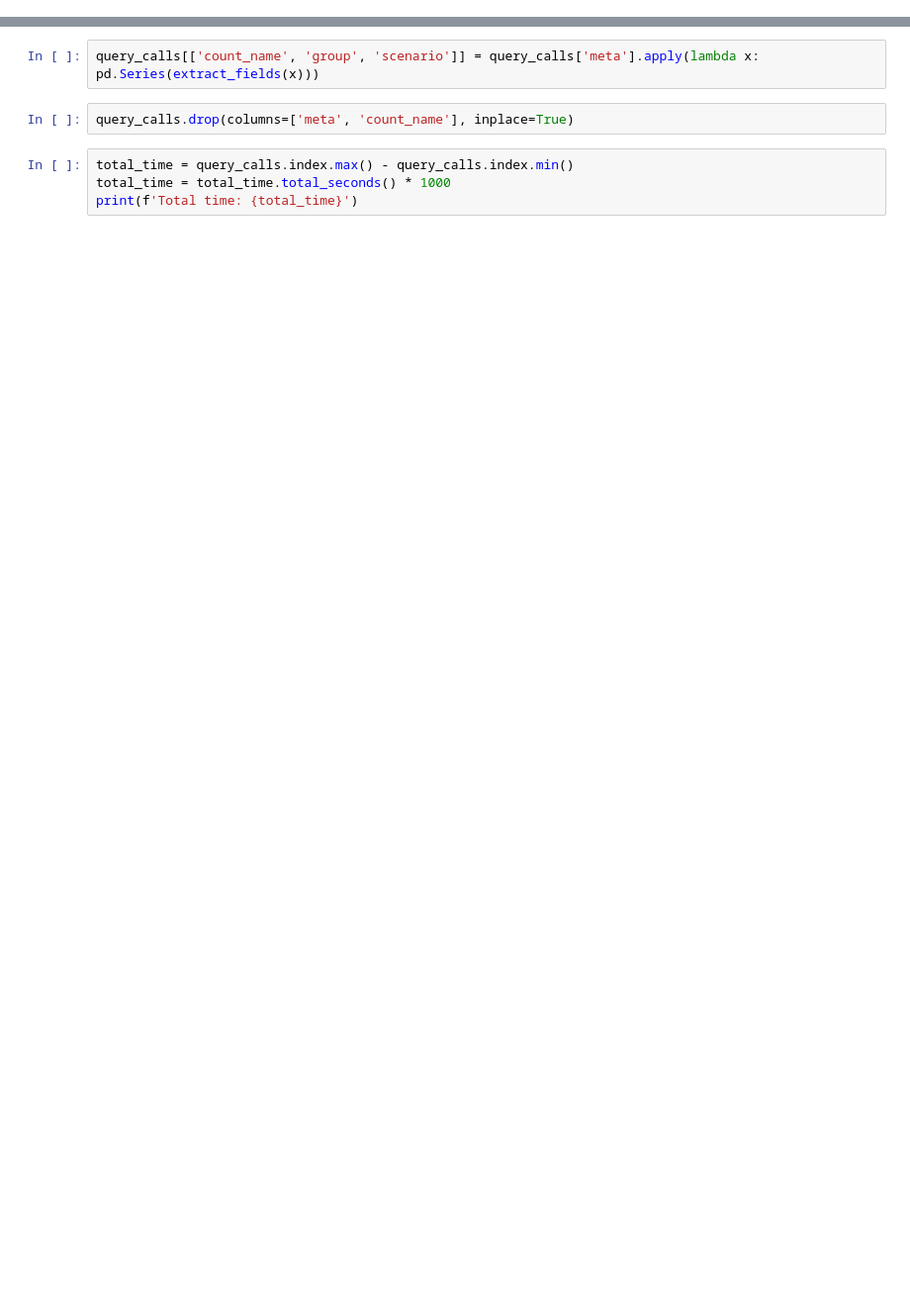
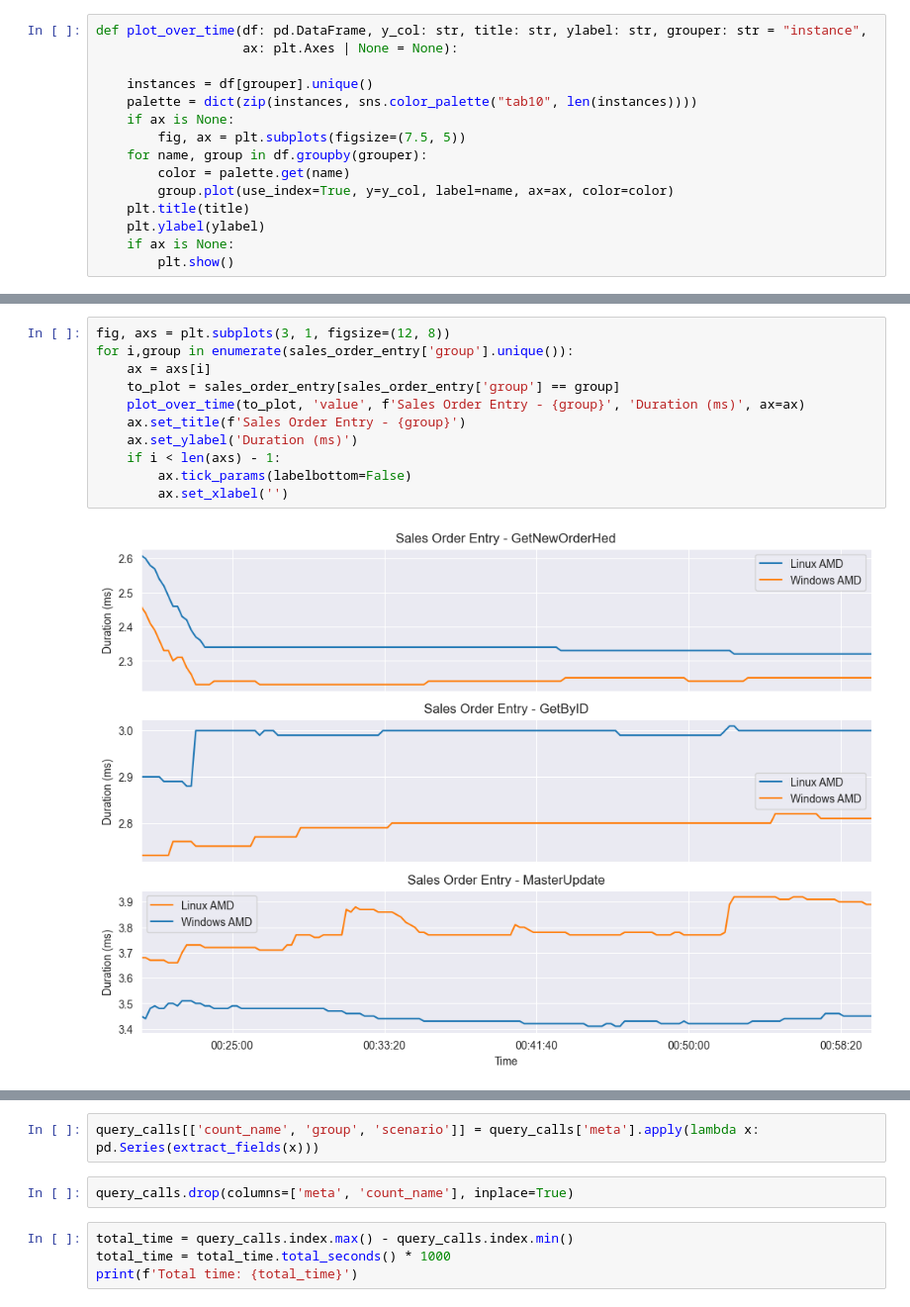
Before and after one commit to epicor-yasuomaidana/metrics-analysis, a Jupyter notebook: Api Call Analyzer.ipynb, the cells around one changed output, grey strips where cells are left out. Shown: that part at 99% size. Cells and saved outputs as stored; diff of their text form; blank space fills up the shorter version.

```diff
--- a/Api Call Analyzer.ipynb
+++ b/Api Call Analyzer.ipynb
@@ -15,0 +106,15 @@ def extract_fields(meta):
+# %%
+def plot_over_time(df: pd.DataFrame, y_col: str, title: str, ylabel: str, grouper: str = "instance",
+                   ax: plt.Axes | None = None):
+
+    instances = df[grouper].unique()
+    palette = dict(zip(instances, sns.color_palette("tab10", len(instances))))
+    if ax is None:
+        fig, ax = plt.subplots(figsize=(7.5, 5))
+    for name, group in df.groupby(grouper):
+        color = palette.get(name)
+        group.plot(use_index=True, y=y_col, label=name, ax=ax, color=color)
+    plt.title(title)
+    plt.ylabel(ylabel)
+    if ax is None:
+        plt.show()
@@ -15,0 +141,13 @@ def extract_fields(meta):
+# %%
+fig, axs = plt.subplots(3, 1, figsize=(12, 8))
+for i,group in enumerate(sales_order_entry['group'].unique()):
+    ax = axs[i]
+    to_plot = sales_order_entry[sales_order_entry['group'] == group]
+    plot_over_time(to_plot, 'value', f'Sales Order Entry - {group}', 'Duration (ms)', ax=ax)
+    ax.set_title(f'Sales Order Entry - {group}')
+    ax.set_ylabel('Duration (ms)')
+    if i < len(axs) - 1:
+        ax.tick_params(labelbottom=False)
+        ax.set_xlabel('')
+# %% [output]
+[figure, added]
```
Also changed, not shown: parts of 29 cells of this notebook.
